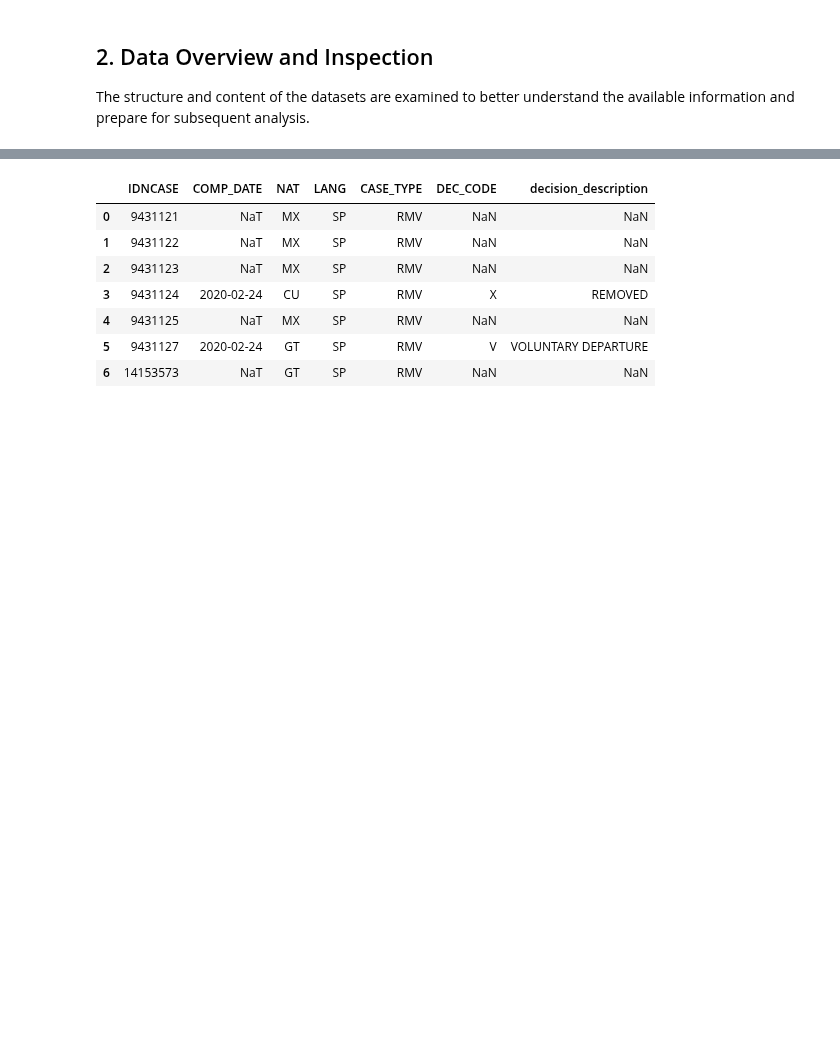
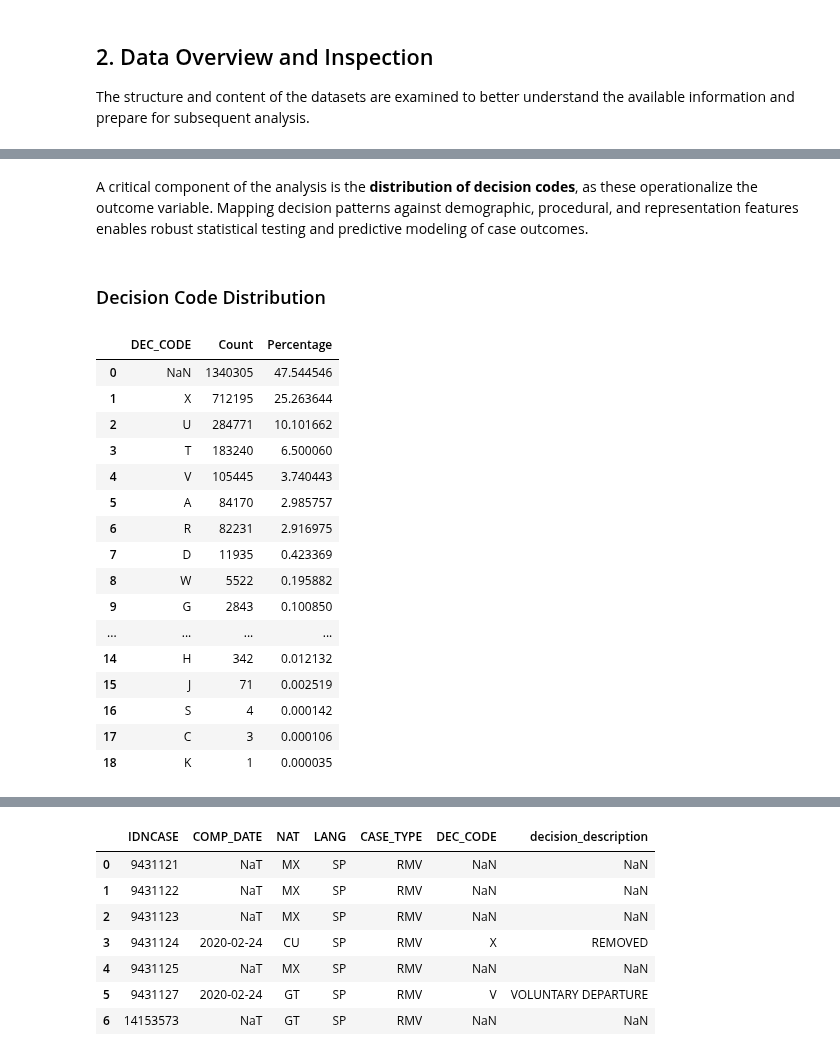
Before and after one commit to MIT-Emerging-Talent/ET6-CDSP-group-19-repo, a Jupyter notebook: 4_data_analysis/4_data_analysis.ipynb, the cells around one changed output, grey strips where cells are left out. Drawn from its saved outputs; the diff is of its cells as text; code cells hidden in the pictures; blank space fills up the shorter version.

```diff
--- a/4_data_analysis/4_data_analysis.ipynb
+++ b/4_data_analysis/4_data_analysis.ipynb
@@ -440,0 +411,35 @@ To enable comprehensive analysis, the following integration steps are performed:
+# %% [markdown]
+A critical component of the analysis is the **distribution of decision codes**, as these operationalize the outcome variable. Mapping decision patterns against demographic, procedural, and representation features enables robust statistical testing and predictive modeling of case outcomes.
+# %%
+dist_counts = juvenile_proceedings["DEC_CODE"].value_counts(dropna=False)
+dist_perc = (
+    juvenile_proceedings["DEC_CODE"].value_counts(normalize=True, dropna=False) * 100
+)
+
+dist_summary = (
+    pd.DataFrame({"Count": dist_counts, "Percentage": dist_perc})
+    .reset_index()
+    .rename(columns={"index": "DEC_CODE"})
+)
+
+display(Markdown("### Decision Code Distribution"))
+display(dist_summary.head(20))
+# %% [output]
+### Decision Code Distribution
+|  | DEC_CODE | Count | Percentage |
+| 0 | NaN | 1340305 | 47.544546 |
+| 1 | X | 712195 | 25.263644 |
+| 2 | U | 284771 | 10.101662 |
+| 3 | T | 183240 | 6.500060 |
+| 4 | V | 105445 | 3.740443 |
+| 5 | A | 84170 | 2.985757 |
+| 6 | R | 82231 | 2.916975 |
+| 7 | D | 11935 | 0.423369 |
+| 8 | W | 5522 | 0.195882 |
+| 9 | G | 2843 | 0.100850 |
+| ... | ... | ... | ... |
+| 14 | H | 342 | 0.012132 |
+| 15 | J | 71 | 0.002519 |
+| 16 | S | 4 | 0.000142 |
+| 17 | C | 3 | 0.000106 |
+| 18 | K | 1 | 0.000035 |
```
Also changed, not shown: parts of 14 cells of this notebook.
